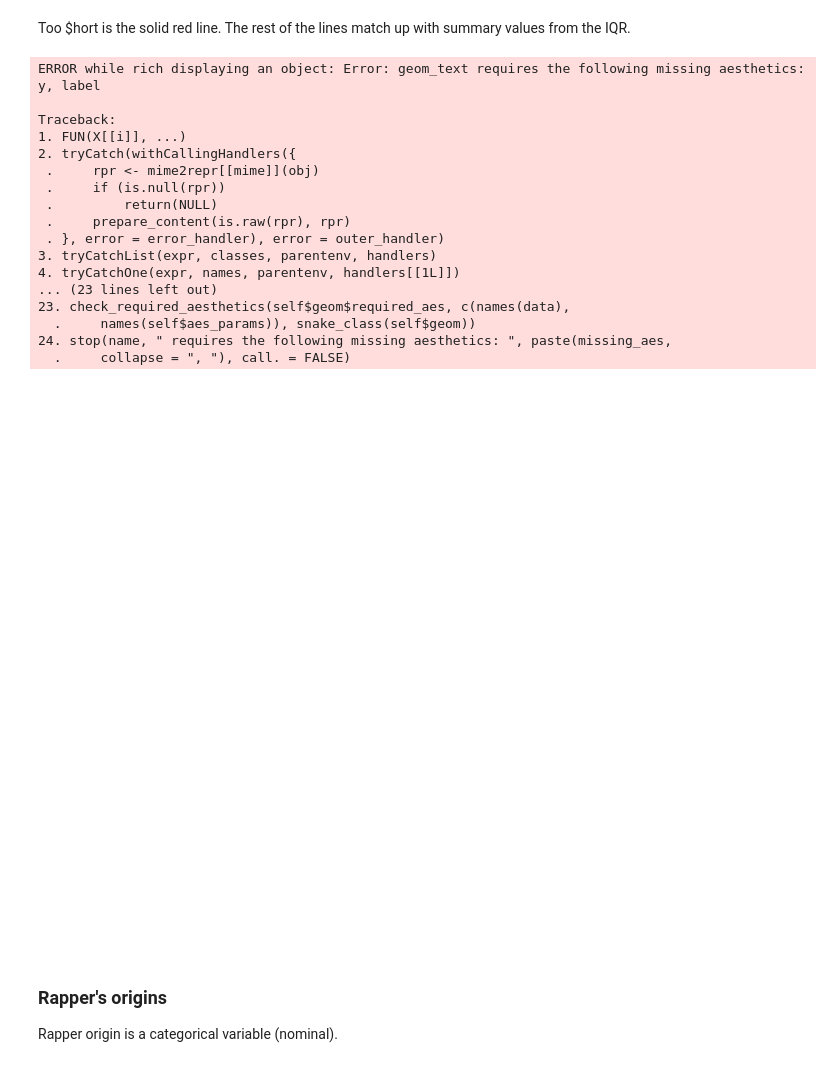
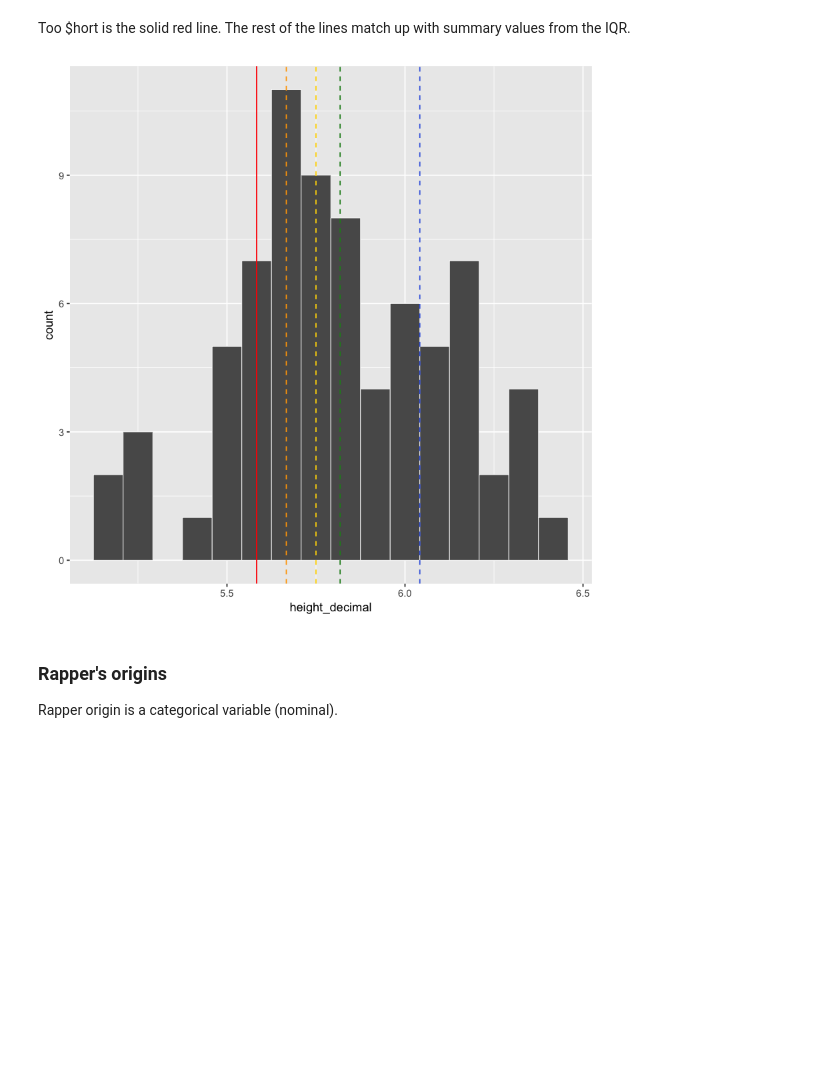
Before and after one commit to palautatan/ph142, a Jupyter notebook: notes/rappers/code/01-rappers-eda.ipynb, the cells around one changed output. Saved outputs shown, nothing was run; the diff lists cells and outputs as text; code cells hidden in the pictures; blank space fills up the shorter version.

```diff
--- a/notes/rappers/code/01-rappers-eda.ipynb
+++ b/notes/rappers/code/01-rappers-eda.ipynb
@@ -163,31 +163,13 @@ Too $hort is the solid red line. The rest of the lines match up with summary val
 # %%
 ggplot(rappers, aes(x=height_decimal)) +
     geom_histogram(binwidth=1/12, col="white", lwd=0.25) +
     geom_vline(xintercept=plottable_mean, color="forestgreen", lty=2) +
     geom_vline(xintercept=plottable_median, color="gold", lty=2) +
     geom_vline(xintercept=todd_shaw, color="red") +
     geom_vline(xintercept=plottable_short, color="orange", lty=2) +
-    geom_vline(xintercept=plottable_tall, color="royalblue", lty=2) +
-    geom_text()
+    geom_vline(xintercept=plottable_tall, color="royalblue", lty=2)
 # %% [output]
-ERROR while rich displaying an object: Error: geom_text requires the following missing aesthetics: y, label
-
-Traceback:
-1. FUN(X[[i]], ...)
-2. tryCatch(withCallingHandlers({
- .     rpr <- mime2repr[[mime]](obj)
- .     if (is.null(rpr))
- .         return(NULL)
- .     prepare_content(is.raw(rpr), rpr)
- . }, error = error_handler), error = outer_handler)
-3. tryCatchList(expr, classes, parentenv, handlers)
-4. tryCatchOne(expr, names, parentenv, handlers[[1L]])
-... (23 lines left out)
-23. check_required_aesthetics(self$geom$required_aes, c(names(data),
-  .     names(self$aes_params)), snake_class(self$geom))
-24. stop(name, " requires the following missing aesthetics: ", paste(missing_aes,
-  .     collapse = ", "), call. = FALSE)
-[figure, old version]
+[figure, new version]
 # %% [markdown]
 ### Rapper's origins
 Rapper origin is a categorical variable (nominal).
```
Also changed, not shown: 4 other files.
